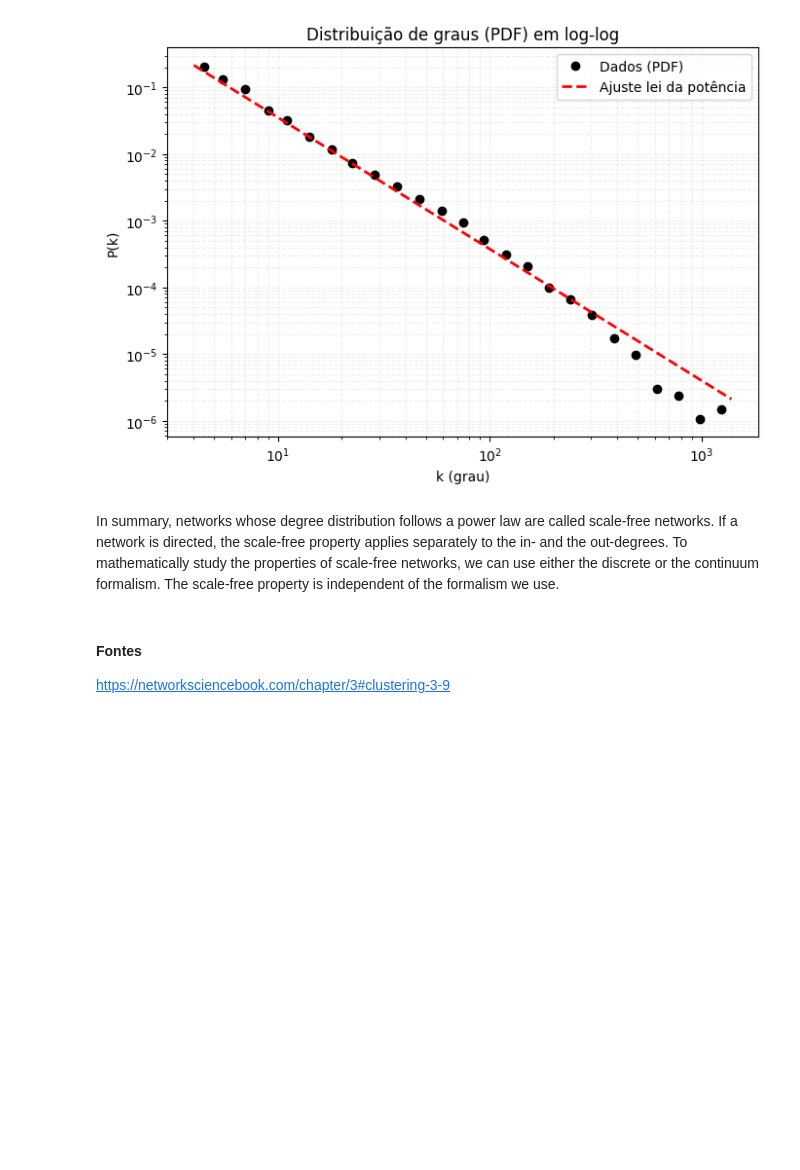
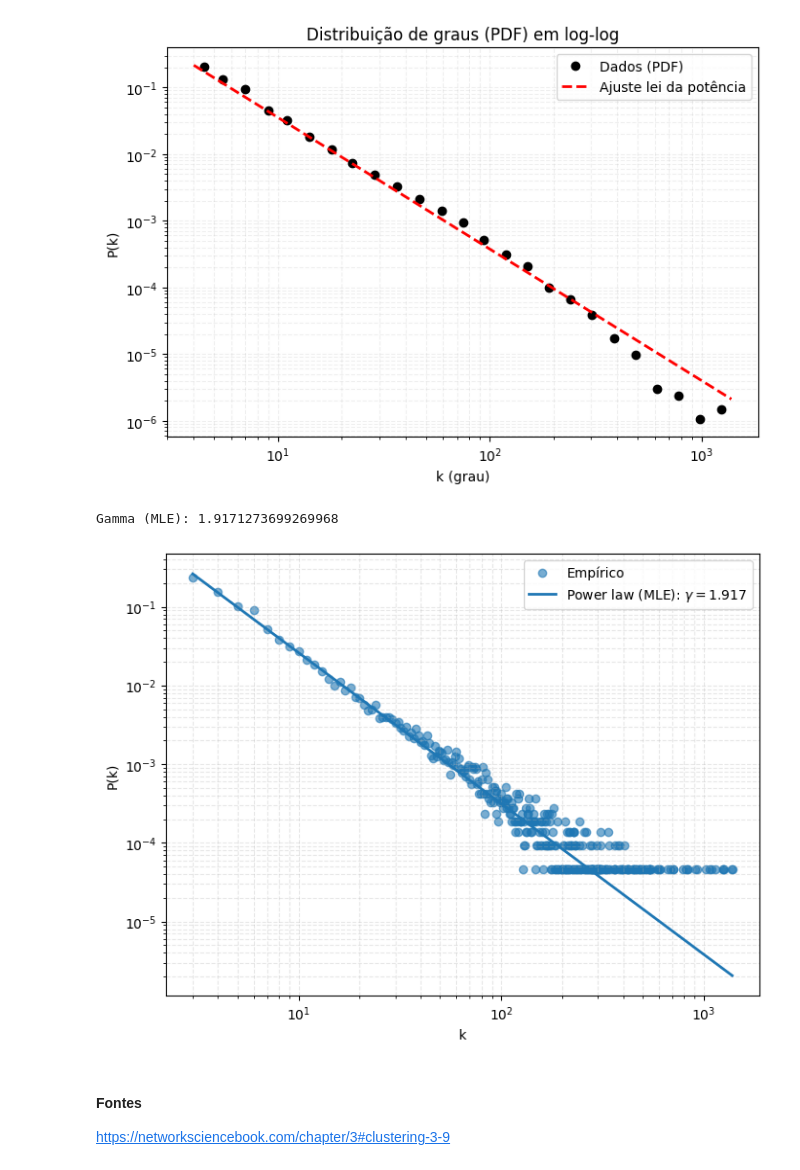
Before and after one commit to tiagostmg/grafos, a Jupyter notebook: src/entrega_1.ipynb, the cells around one changed output. Cells and saved outputs as stored; diff of their text form; code cells hidden in the pictures; blank space fills up the shorter version.

```diff
--- a/src/entrega_1.ipynb
+++ b/src/entrega_1.ipynb
@@ -381,8 +414,55 @@ plt.show()
 # %% [output]
 PDF -> Função da densidade de probabilidade
 [figure]
-# %% [markdown]
-In summary, networks whose degree distribution follows a power law are called scale-free networks. If a network is directed, the scale-free property applies separately to the in- and the out-degrees. To mathematically study the properties of scale-free networks, we can use either the discrete or the continuum formalism. The scale-free property is independent of the formalism we use.
+# %%
+import numpy as np
+import matplotlib.pyplot as plt
+from scipy import stats
+
+# seus graus brutos (não agregados!)
+degrees = np.array(degrees)
+
+# escolha de k_min (muito importante!)
+k_min = 3   # ajuste isso conscientemente
+
+# filtrar
+filtered = degrees[degrees >= k_min]
+n = len(filtered)
+
+# --- MLE para power-law discreta ---
+gamma = 1 + n / np.sum(np.log(filtered / (k_min - 0.5)))
+
+print("Gamma (MLE):", gamma)
+
+# --- criar curva teórica ---
+k_vals = np.arange(k_min, filtered.max()+1)
+pk_theoretical = k_vals ** (-gamma)
+
+# normalizar
+pk_theoretical /= pk_theoretical.sum()
+
+# --- distribuição empírica ---
+unique, counts = np.unique(filtered, return_counts=True)
+pk_empirical = counts / counts.sum()
+
+# --- plot ---
+plt.figure(figsize=(8,6))
+
+plt.scatter(unique, pk_empirical, alpha=0.6, label="Empírico")
+plt.plot(k_vals, pk_theoretical, linewidth=2,
+         label=fr"Power law (MLE): $\gamma={gamma:.3f}$")
+
+plt.xscale("log")
+plt.yscale("log")
+plt.xlabel("k")
+plt.ylabel("P(k)")
+plt.legend()
+plt.grid(True, which="both", ls="--", alpha=0.3)
+
+plt.show()
+# %% [output]
+Gamma (MLE): 1.9171273699269968
+[figure, added]
 # %% [markdown]
 #### Fontes
 https://networksciencebook.com/chapter/3#clustering-3-9
```
Also changed, not shown: parts of 2 cells of this notebook.
